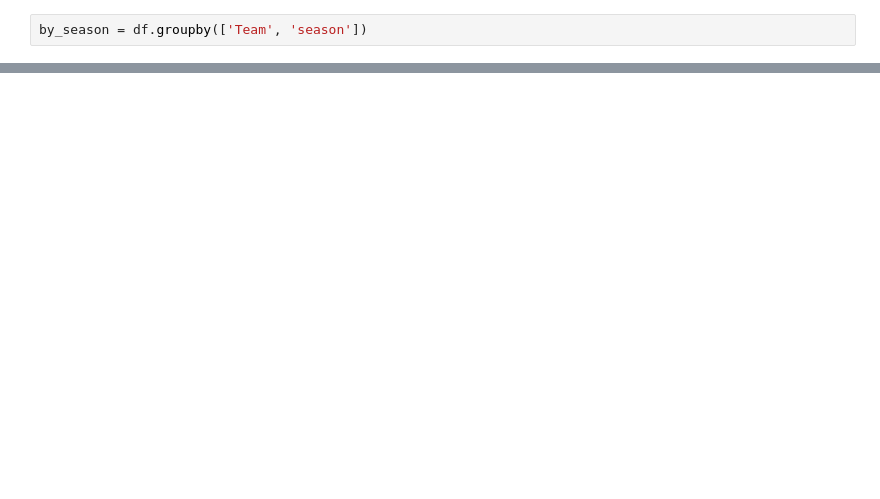
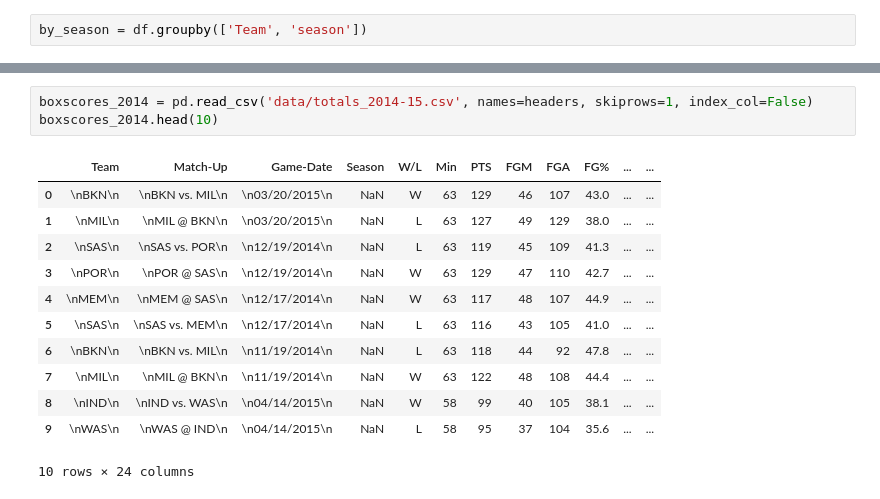
Before and after one commit to sathwikkes/NBA-Teams-Analysis, a Jupyter notebook: Data-Wrangling-&-Exploratory-Analysis.ipynb, the cells around one changed output, grey strips where cells are left out. Saved outputs shown, nothing was run; the diff lists cells and outputs as text; blank space fills up the shorter version.

```diff
--- a/Data-Wrangling-&-Exploratory-Analysis.ipynb
+++ b/Data-Wrangling-&-Exploratory-Analysis.ipynb
@@ -84,0 +271,16 @@ by_season.head()
+# %%
+boxscores_2014 = pd.read_csv('data/totals_2014-15.csv', names=headers, skiprows=1, index_col=False)
+boxscores_2014.head(10)
+# %% [output]
+|  | Team | Match-Up | Game-Date | Season | W/L | Min | PTS | FGM | FGA | FG% | ... | ... |
+| 0 | \nBKN\n | \nBKN vs. MIL\n | \n03/20/2015\n | NaN | W | 63 | 129 | 46 | 107 | 43.0 | ... | ... |
+| 1 | \nMIL\n | \nMIL @ BKN\n | \n03/20/2015\n | NaN | L | 63 | 127 | 49 | 129 | 38.0 | ... | ... |
+| 2 | \nSAS\n | \nSAS vs. POR\n | \n12/19/2014\n | NaN | L | 63 | 119 | 45 | 109 | 41.3 | ... | ... |
+| 3 | \nPOR\n | \nPOR @ SAS\n | \n12/19/2014\n | NaN | W | 63 | 129 | 47 | 110 | 42.7 | ... | ... |
+| 4 | \nMEM\n | \nMEM @ SAS\n | \n12/17/2014\n | NaN | W | 63 | 117 | 48 | 107 | 44.9 | ... | ... |
+| 5 | \nSAS\n | \nSAS vs. MEM\n | \n12/17/2014\n | NaN | L | 63 | 116 | 43 | 105 | 41.0 | ... | ... |
+| 6 | \nBKN\n | \nBKN vs. MIL\n | \n11/19/2014\n | NaN | L | 63 | 118 | 44 | 92 | 47.8 | ... | ... |
+| 7 | \nMIL\n | \nMIL @ BKN\n | \n11/19/2014\n | NaN | W | 63 | 122 | 48 | 108 | 44.4 | ... | ... |
+| 8 | \nIND\n | \nIND vs. WAS\n | \n04/14/2015\n | NaN | W | 58 | 99 | 40 | 105 | 38.1 | ... | ... |
+| 9 | \nWAS\n | \nWAS @ IND\n | \n04/14/2015\n | NaN | L | 58 | 95 | 37 | 104 | 35.6 | ... | ... |
+10 rows × 24 columns
```
Also changed, not shown: parts of 36 cells of this notebook.
